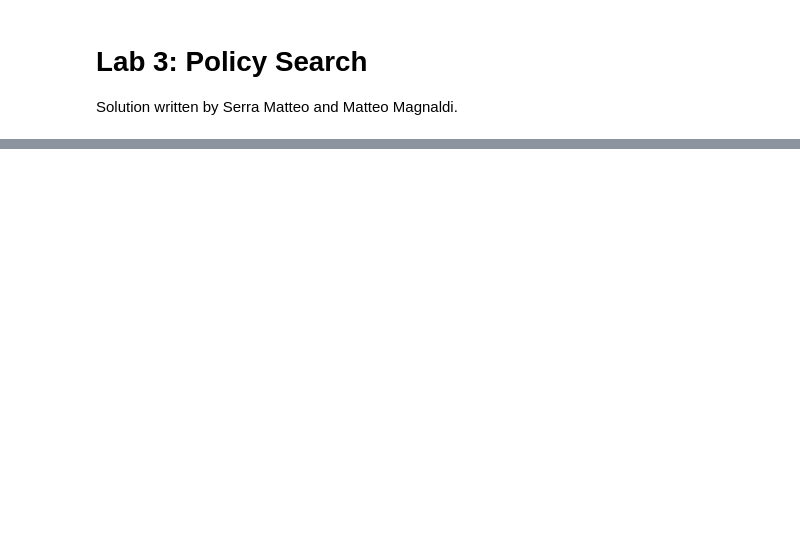
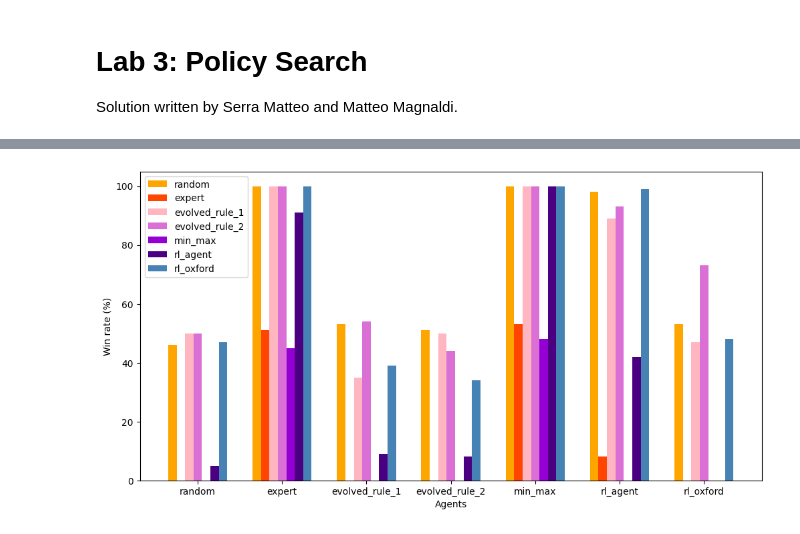
Before and after one commit to srrmtt/Computational-Intelligence, a Jupyter notebook: lab3/solution.ipynb, the cells around one changed output, grey strips where cells are left out. Saved outputs shown, nothing was run; the diff lists cells and outputs as text; code cells hidden in the pictures; blank space fills up the shorter version.

```diff
--- a/lab3/solution.ipynb
+++ b/lab3/solution.ipynb
@@ -441,0 +186,37 @@ winner ratio: 0.0
+# %%
+from tqdm import trange, tqdm
+N_ITER = 100
+agents = {"random" : System.random_move,
+          "expert": ExpertSystem.next_move,
+          "evolved_rule_1": evolved_agent.next_move,
+          "evolved_rule_2": er_agent.next_move,
+          "min_max": minmax_agent.next_move,
+          "rl_agent": rl_agent.choose_action,
+          "rl_oxford": rl_strategy}
+colors = ["orange", "orangered", "lightpink", "orchid", "darkviolet", "indigo", "steelblue"]
+labels = list(agents.keys())
+width = 0.7
+
+fig, ax = plt.subplots(figsize=(12, 6))
+
+x = numpy.arange(len(labels))
+all_wrs = []
+for name, agent in tqdm(agents.items()):
+    wrs = []
+    for opponent_name, opponent in agents.items():
+
+        wr = run_benchmark(N_ITER, NIM_DIM, agent, opponent)
+        wrs.append(wr)
+    all_wrs.append(wrs)
+all_wrs = numpy.array(all_wrs).T
+for i, wrs, color in zip([3, 2, 1, 0, -1, -2, -3], all_wrs, colors):
+    offset = i * width/7
+    plt.bar(x-offset , wrs, width/7, color=color)
+
+plt.xticks(x, labels)
+plt.xlabel("Agents")
+plt.ylabel("Win rate (%)")
+plt.legend(labels)
+plt.show()
+# %% [output]
+[figure, added]
```
Also changed, not shown: parts of 30 cells of this notebook, 11 other files.
